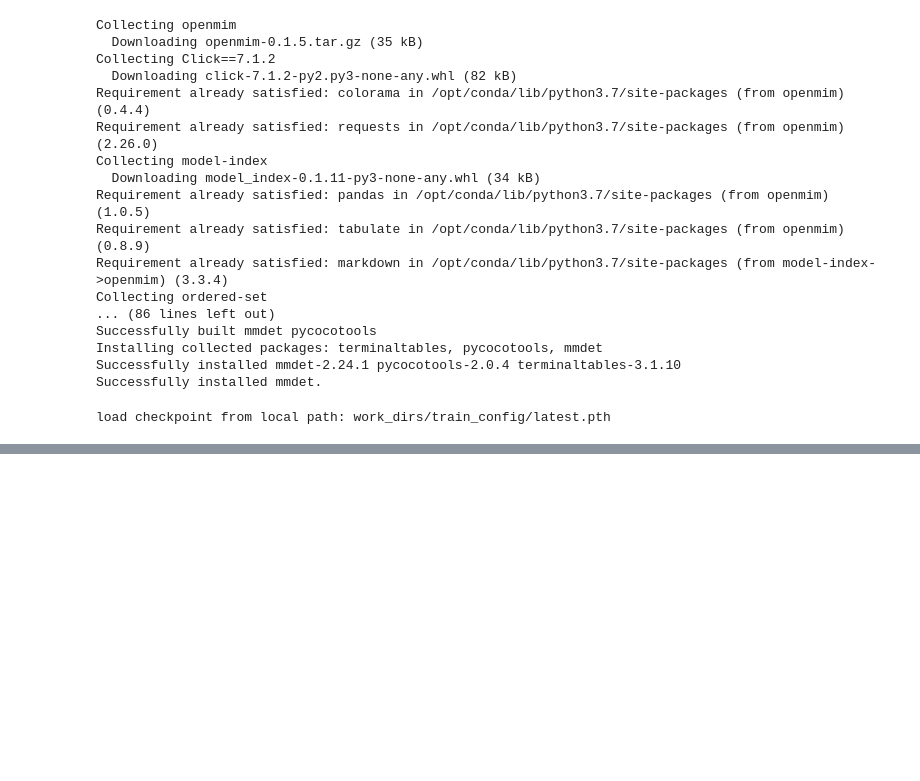
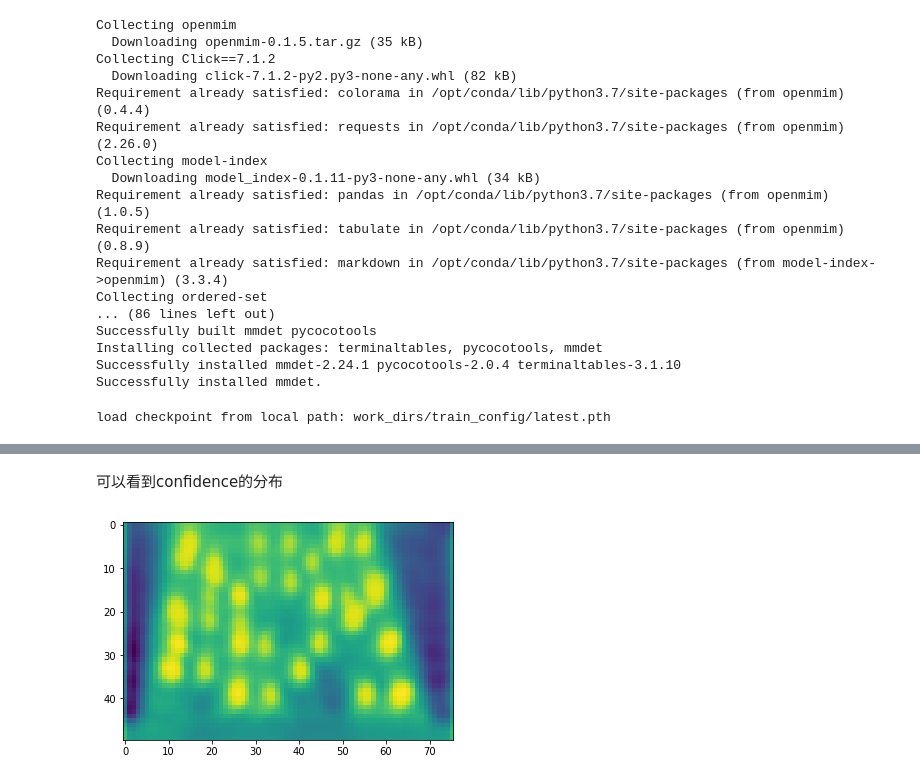
Before and after one commit to ShuYuHuang/pisa-simple-example, a Jupyter notebook: 3_Test_Inference_PISA.ipynb, the cells around one changed output, grey strips where cells are left out. Saved outputs shown, nothing was run; the diff lists cells and outputs as text; code cells hidden in the pictures; blank space fills up the shorter version.

```diff
--- a/3_Test_Inference_PISA.ipynb
+++ b/3_Test_Inference_PISA.ipynb
@@ -53,0 +74,26 @@ def random_show_inference(model):
+# %%
+import torch.nn as nn
+from wad import Dict
+
+class FeatureInspector:
+    def __init__(self,net):
+        self.submodules=Dict({k:v for k,v in
+                              net._named_members(lambda x:nn.Module.named_modules(x))})
+        self.vis=Dict()
+    def hook_fn(self,m, i, o):
+        self.vis[m.name.replace(".","_")] = o
+    def add_inspection(self,*names):
+
+        for n in names:
+            for name,layer in self.submodules.items():
+                if n == name:
+                    print("get", n)
+                    layer.name=name
+                    layer.register_forward_hook(self.hook_fn)
+                    break
+# %%
+fi=FeatureInspector(model)
+# %%
+fi.add_inspection("rpn_head")
+fi.add_inspection("roi_head.bbox_roi_extractor")
+fi.add_inspection("roi_head.bbox_head")
@@ -63,0 +151,16 @@ random_show_inference(model)
+# %%
+import matplotlib.pyplot as plt
+import torch.nn.functional as F
+
+def show_rpn_result(head_number=0,zoom_scale=0,channel=2):
+#     head_number: 0- confidense, 1- bias for x,y,w,h
+#     zoom_scale for proposals: 0~4: 200x304, 100x152, 50x76, 25x38, 13x19
+#     channel: featuremap channel 3 type of anchors (w:h ratio)
+    im=fi.vis.rpn_head[head_number][zoom_scale][0,channel].detach().to("cpu")
+    plt.imshow(F.normalize(im))
+# %% [markdown]
+可以看到confidence的分布
+# %%
+show_rpn_result(head_number=0,zoom_scale=2,channel=1)
+# %% [output]
+[figure, added]
```
Also changed, not shown: parts of 8 cells of this notebook, 6 other files.
